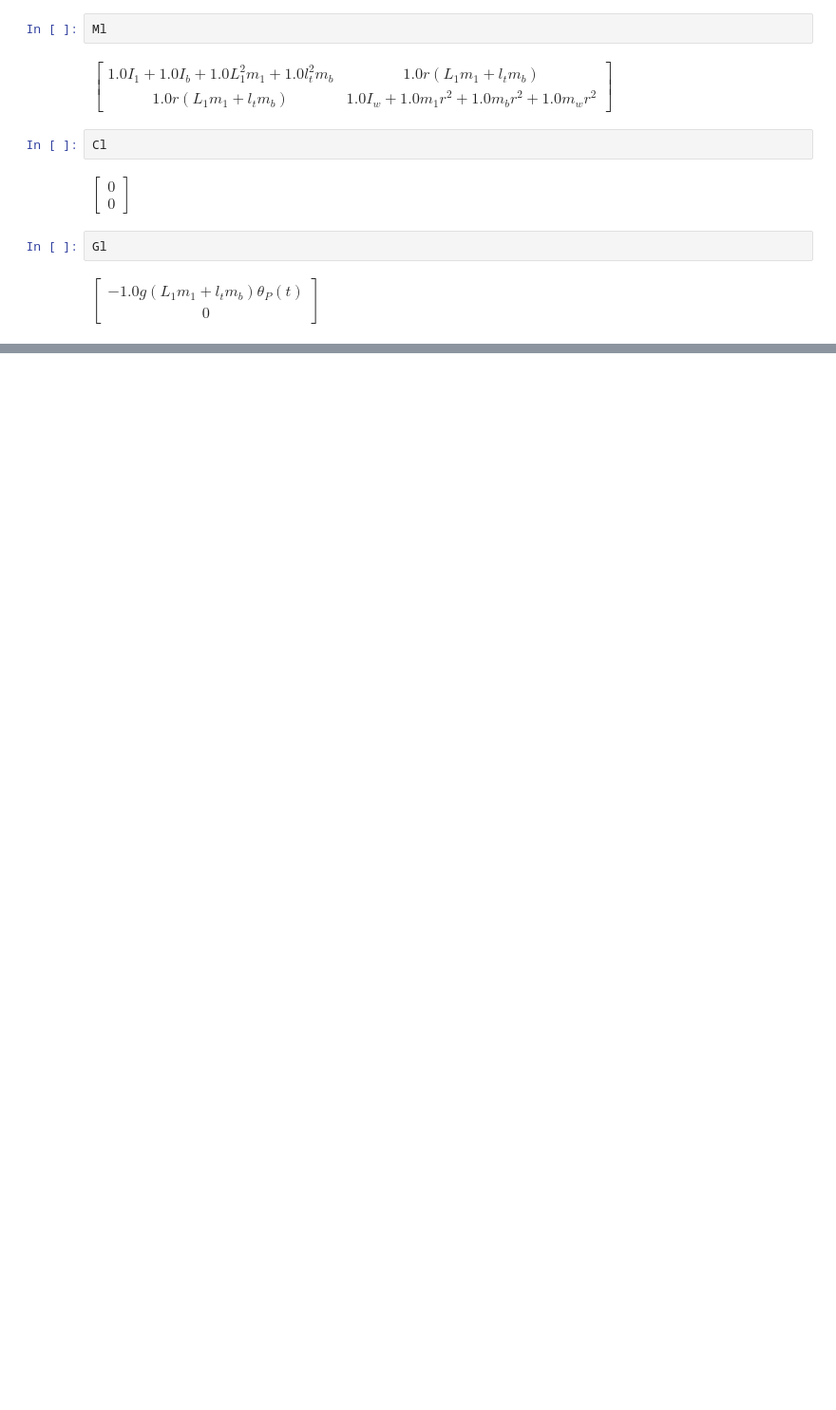
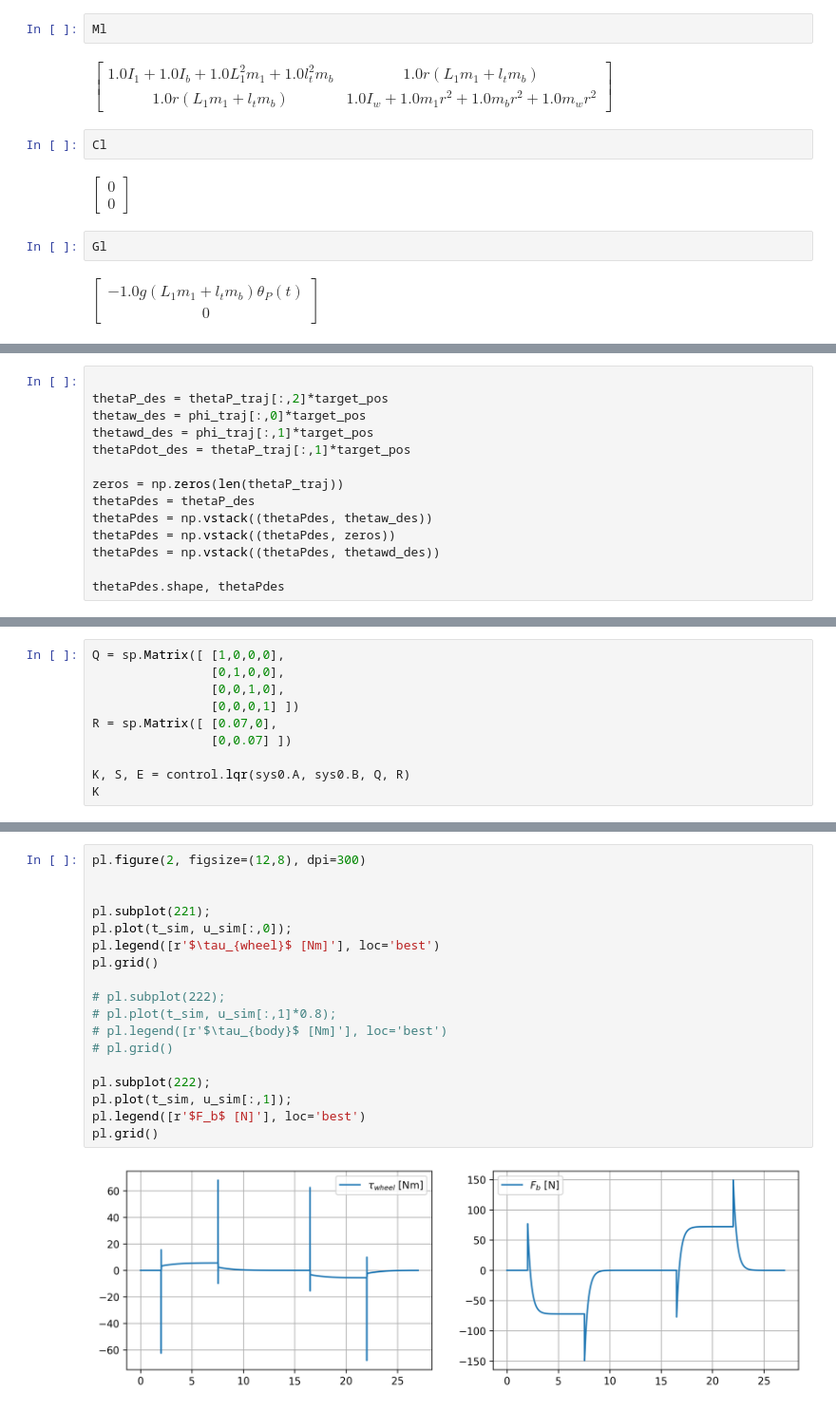
Before and after one commit to ssc166/joint_control, a Jupyter notebook: src/control_1/Dynamics.ipynb, the cells around one changed output, grey strips where cells are left out. Shown at 95% size. Cells and saved outputs as stored; diff of their text form; blank space fills up the shorter version.

```diff
--- a/src/control_1/Dynamics.ipynb
+++ b/src/control_1/Dynamics.ipynb
@@ -210,0 +295,14 @@ D = [[0. 0.]
+# %%
+
+thetaP_des = thetaP_traj[:,2]*target_pos
+thetaw_des = phi_traj[:,0]*target_pos
+thetawd_des = phi_traj[:,1]*target_pos
+thetaPdot_des = thetaP_traj[:,1]*target_pos
+
+zeros = np.zeros(len(thetaP_traj))
+thetaPdes = thetaP_des
+thetaPdes = np.vstack((thetaPdes, thetaw_des))
+thetaPdes = np.vstack((thetaPdes, zeros))
+thetaPdes = np.vstack((thetaPdes, thetawd_des))
+
+thetaPdes.shape, thetaPdes
@@ -210,0 +343,10 @@ D = [[0. 0.]
+# %%
+Q = sp.Matrix([ [1,0,0,0],
+                [0,1,0,0],
+                [0,0,1,0],
+                [0,0,0,1] ])
+R = sp.Matrix([ [0.07,0],
+                [0,0.07] ])
+
+K, S, E = control.lqr(sys0.A, sys0.B, Q, R)
+K
@@ -210,0 +474,20 @@ D = [[0. 0.]
+# %%
+pl.figure(2, figsize=(12,8), dpi=300)
+
+
+pl.subplot(221);
+pl.plot(t_sim, u_sim[:,0]);
+pl.legend([r'$\tau_{wheel}$ [Nm]'], loc='best')
+pl.grid()
+
+# pl.subplot(222);
+# pl.plot(t_sim, u_sim[:,1]*0.8);
+# pl.legend([r'$\tau_{body}$ [Nm]'], loc='best')
+# pl.grid()
+
+pl.subplot(222);
+pl.plot(t_sim, u_sim[:,1]);
+pl.legend([r'$F_b$ [N]'], loc='best')
+pl.grid()
+# %% [output]
+[figure, added]
```
Also changed, not shown: parts of 22 cells of this notebook.
